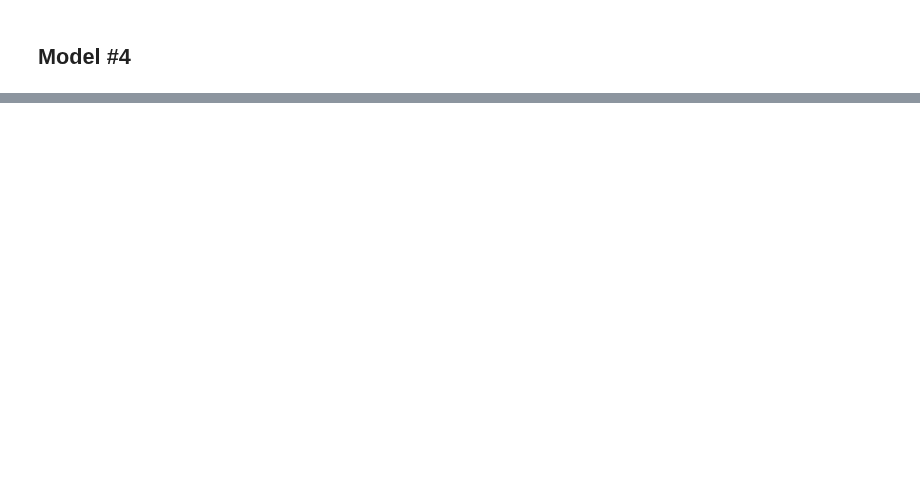
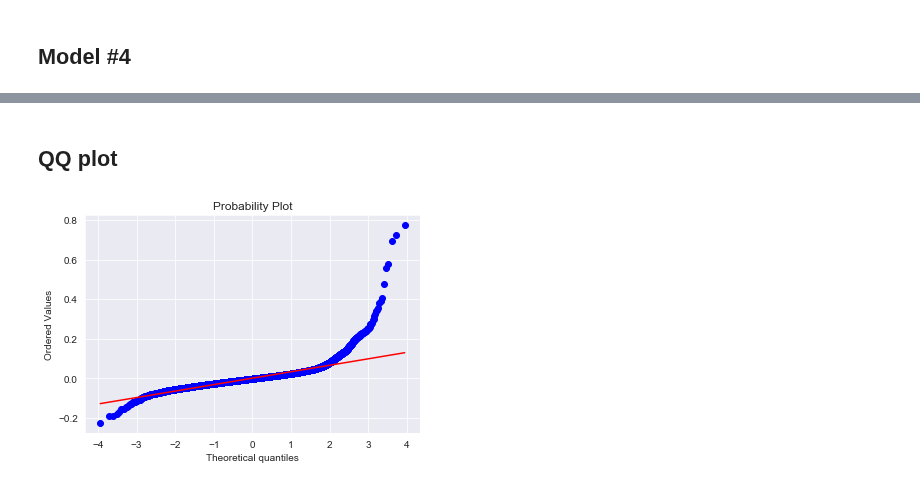
Before and after one commit to griffinhundley/predicting-housing-prices, a Jupyter notebook: griffscratch.ipynb, the cells around one changed output, grey strips where cells are left out. Cells and saved outputs as stored; diff of their text form; code cells hidden in the pictures; blank space fills up the shorter version.

```diff
--- a/griffscratch.ipynb
+++ b/griffscratch.ipynb
@@ -200,0 +288,7 @@ Warnings:
+# %% [markdown]
+## QQ plot
+# %%
+import scipy.stats as stats
+stats.probplot(normalized_residuals, plot=plt);
+# %% [output]
+[figure, added]
```
Also changed, not shown: parts of 20 cells of this notebook.
